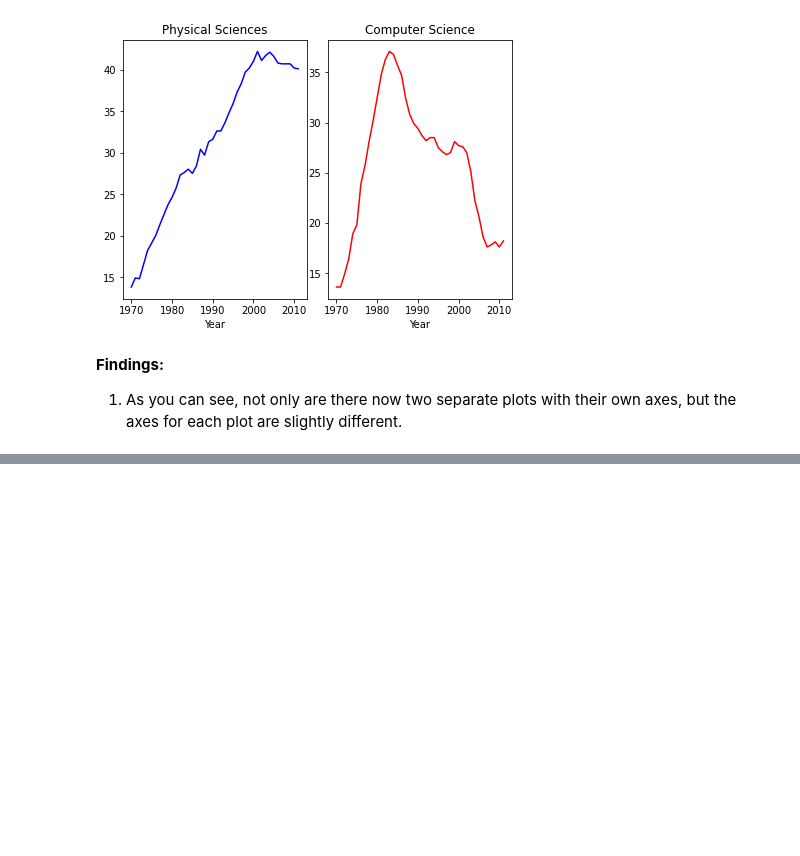
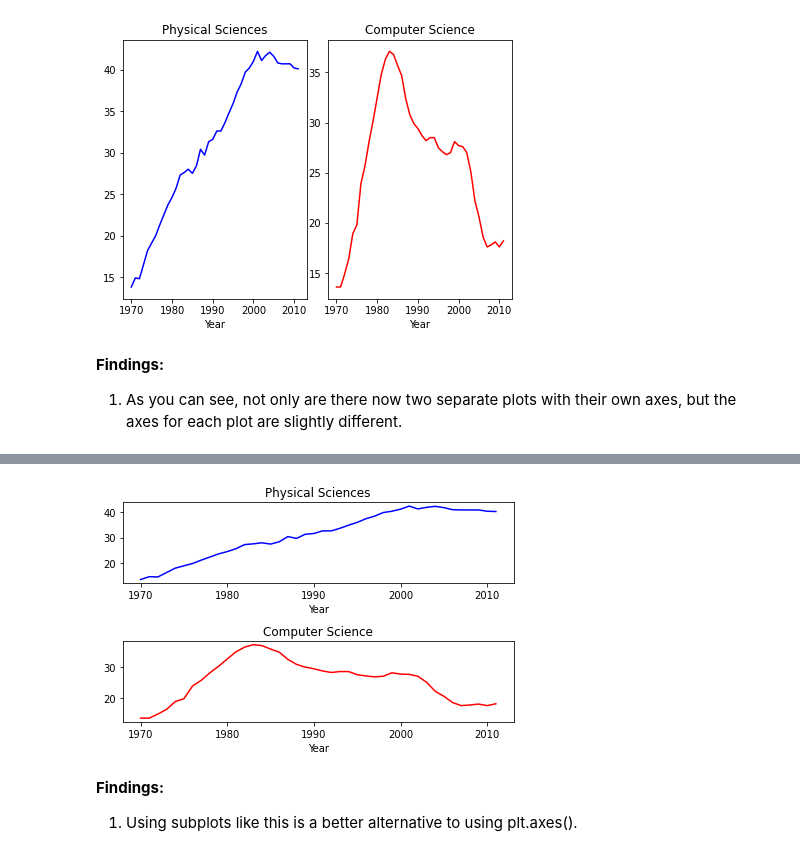
Before and after one commit to zaedulislam/Introduction_to_Data_Visualization_in_Python, a Jupyter notebook: Customizing plots/Customizing_plots.ipynb, the cells around one changed output, grey strips where cells are left out. Saved outputs shown, nothing was run; the diff lists cells and outputs as text; code cells hidden in the pictures; blank space fills up the shorter version.

Commit message:
Complete Using subplot() (1)

```diff
--- a/Customizing plots/Customizing_plots.ipynb
+++ b/Customizing plots/Customizing_plots.ipynb
@@ -81,0 +88,25 @@ plt.show()
+# %%
+# Create a figure with 2x1 subplot and make the left subplot active
+plt.subplot(2, 1, 1)
+
+# Plot in blue the % of degrees awarded to women in the Physical Sciences
+plt.plot(dataset['Year'], dataset['Physical Sciences'], color = 'blue')
+plt.xlabel('Year')
+plt.title('Physical Sciences')
+
+# Make the right subplot active in the current 2x1 subplot grid
+plt.subplot(2, 1, 2)
+
+# Plot in red the % of degrees awarded to women in Computer Science
+plt.plot(dataset['Year'], dataset['Computer Science'], color = 'red')
+plt.xlabel('Year')
+plt.title('Computer Science')
+
+# Use plt.tight_layout() to improve the spacing between subplots
+plt.tight_layout()
+plt.show()
+# %% [output]
+[figure, added]
+# %% [markdown]
+**Findings:**
+1. Using subplots like this is a better alternative to using plt.axes().
```
Also changed, not shown: parts of 2 cells of this notebook.
